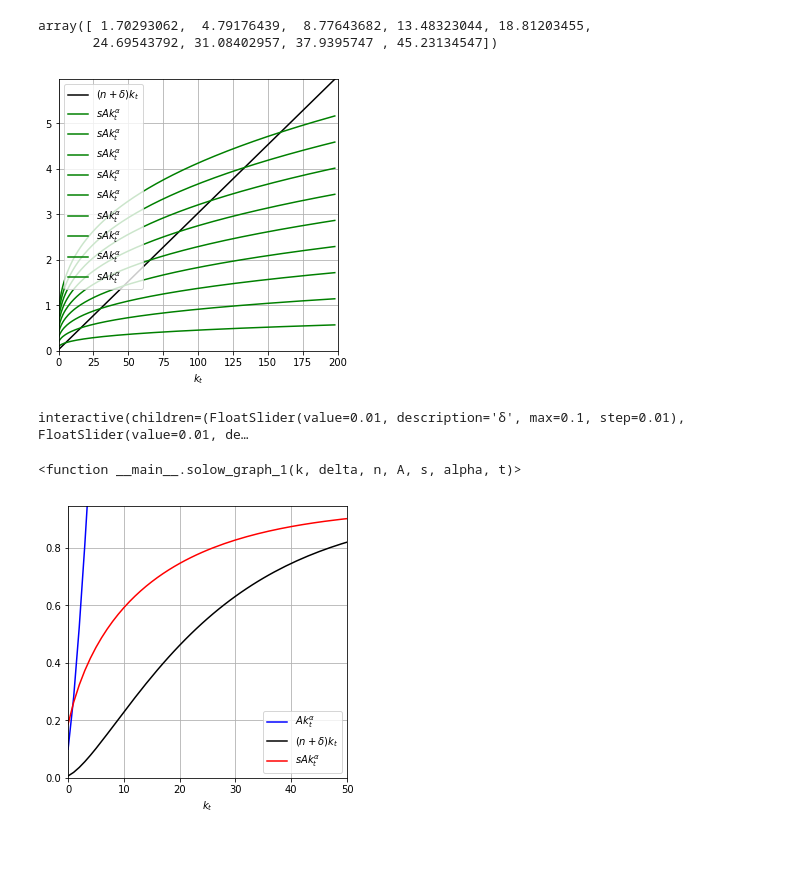
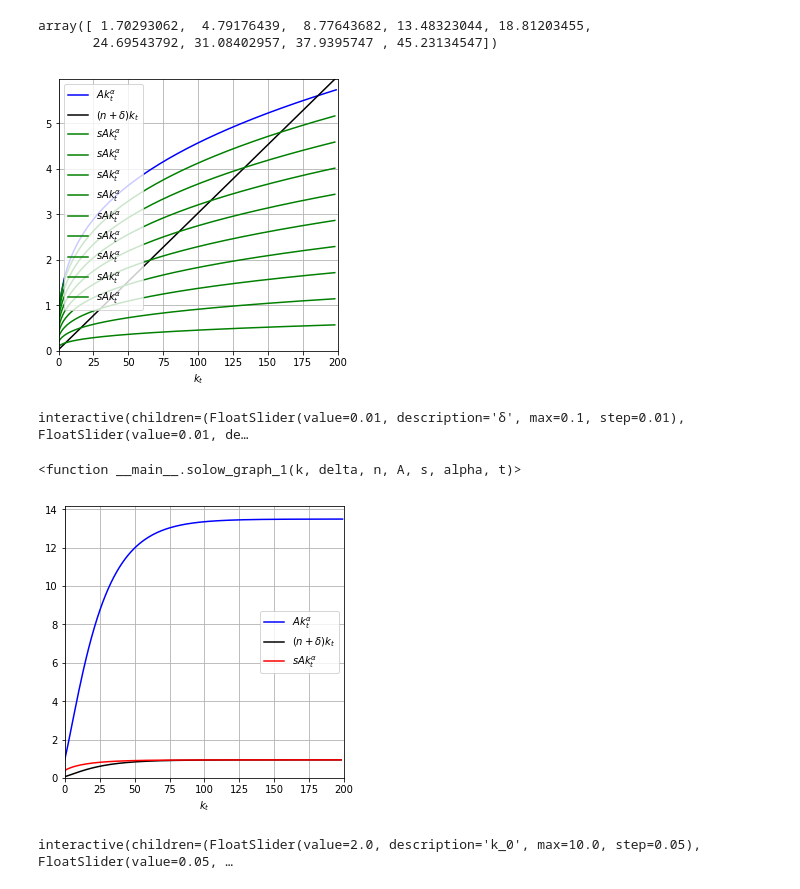
Before and after one commit to NumEconCopenhagen/projects-2020-1001numpyarrays, a Jupyter notebook: modelproject/modelproject.ipynb, the cells around one changed output. Saved outputs shown, nothing was run; the diff lists cells and outputs as text; code cells hidden in the pictures; blank space fills up the shorter version.

Commit message:
more widgets

```diff
--- a/modelproject/modelproject.ipynb
+++ b/modelproject/modelproject.ipynb
@@ -168,9 +167,9 @@ def solow_graph_1(k,delta,n,A,s,alpha,t):
     plt.legend()
     return plt.show()
 # %%
-solow_graph_1(0,0.02,0.01,1,savings_vec,0.33,200)
+solow_graph_1(1,0.02,0.01,1,savings_vec,0.33,200)
 # %% [output]
-[figure, old version]
+[figure, new version]
 # %%
 def solow_equation(k, delta, n, A, s, alpha):
 
@@ -203,8 +202,8 @@ def solow_graph_2(k_0,delta,n,A,s,alpha,t):
     plt.plot(kvec[:t], label='$Ak_t^{\u03B1}$', color = 'blue')
     plt.plot(deltavec[:t], label = '$(n+\delta)k_t$', color = 'black')
     plt.plot(svec[:t], label = '$sAk_t^{\u03B1}$', color = 'red')
-    plt.xlim(0,50)
-    plt.ylim(0,deltavec[-1])
+    plt.xlim(0,t)
+    plt.ylim(0, )
     plt.xlabel('$k_t$')
     plt.grid(True)
     plt.legend()
@@ -222,6 +221,29 @@ widgets.interact(solow_graph_1,
 interactive(children=(FloatSlider(value=0.01, description='δ', max=0.1, step=0.01), FloatSlider(value=0.01, de…
 <function __main__.solow_graph_1(k, delta, n, A, s, alpha, t)>
 # %%
-solow_graph_2(0.1,0.05,0.02,1,0.4,0.33,200);
+solow_graph_2(1,0.05,0.02,1,0.4,0.33,200);
 # %% [output]
-[figure, old version]
+[figure, new version]
+# %%
+
+widgets.interact(
+        solow_graph_2,
+        k_0=widgets.FloatSlider(
+            description="k_0", min=0, max=10, step=0.05, value=2
+        ),
+        alpha=widgets.FloatSlider(
+            description="alpha", min=0.01, max=0.99, step=0.01, value=0.3
+        ),
+        delta=widgets.FloatSlider(
+            description="delta", min=0.01, max=0.50, step=0.01, value=0.05
+        ),
+        s=widgets.FloatSlider(
+            description="s", min=0.01, max=0.99, step=0.01, value=0.33
+        ),
+        n= widgets.FloatSlider(description ='n', min = -0.1 , max = 0.1 , step = 0.005, value = 0.01),
+        A     = widgets.fixed(1),
+        t     = widgets.IntSlider(description='t' , min = 1, max = 150, step = 10,  value = 100),
+
+    );
+# %% [output]
+interactive(children=(FloatSlider(value=2.0, description='k_0', max=10.0, step=0.05), FloatSlider(value=0.05, …
```
Also changed, not shown: parts of 2 cells of this notebook.
